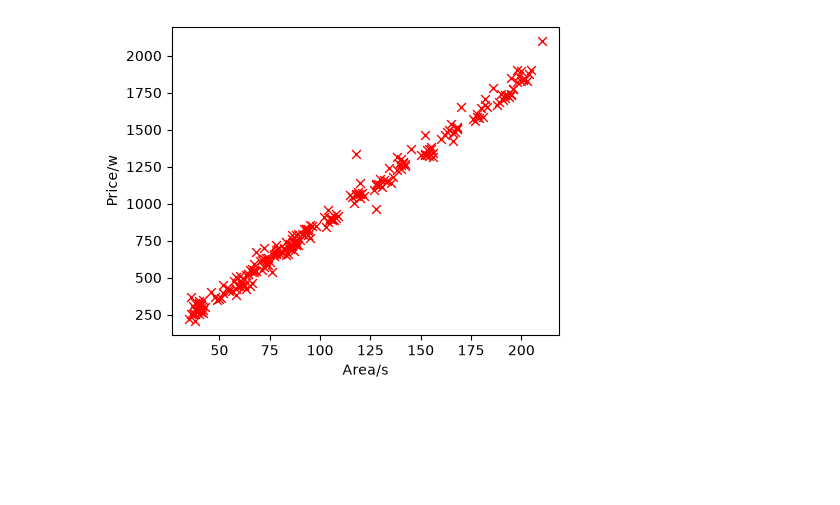
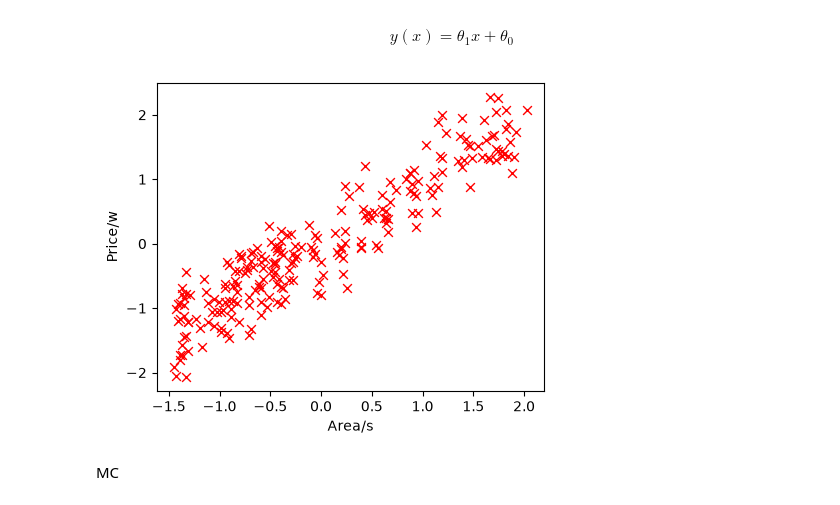
Before and after one commit to Catch1123/Deep_Learning_PyTorch, a Jupyter notebook: my_test/price-size.ipynb, the cells around one changed output. Cells and saved outputs as stored; diff of their text form; code cells hidden in the pictures; blank space fills up the shorter version.

```diff
--- a/my_test/price-size.ipynb
+++ b/my_test/price-size.ipynb
@@ -4,14 +8,20 @@ import matplotlib.pyplot as plt
+# %% [markdown]
+$$y(x)  =  \theta_1 x + \theta_0$$
 # %%
 data = np.loadtxt("data.csv",skiprows=1,delimiter=",")
-noise = np.random.normal(0,30,data.shape[0])
+noise = np.random.normal(0,200,data.shape[0])
 data[:,0] = data[:,0] + noise
+
+data[:,0] = (data[:,0] - np.mean(data[:,0]))/np.std(data[:,0])
+data[:,1] = (data[:,1] - np.mean(data[:,1]))/np.std(data[:,1])
+
 plt.figure(figsize=(5,4),dpi = 100)
 plt.scatter(data[:,1],data[:,0],marker='x',s=40, lw=1, color = 'r')
 plt.xlabel("Area/s")
 plt.ylabel("Price/w")
 plt.show()
 # %% [output]
-[figure, old version]
+[figure, new version]
 # %%
 area = data[:,1]
 area = np.column_stack((np.ones(area.shape[0]), area))
@@ -29,6 +33,8 @@ def random_thetas(theta_min,theta_max,samples,shape,centered=None,radius=None):
         return  [np.random.normal(loc=thea, scale=radius) for thea in centered]
     else:
         return np.random.uniform(theta_min, theta_max, size=(samples,shape))
+# %% [markdown]
+MC
 # %%
 # Number of features
 num_features = area.shape[1]  # features = 2 (bias + area)
```
Also changed, not shown: parts of 10 cells of this notebook, 1 other file.
